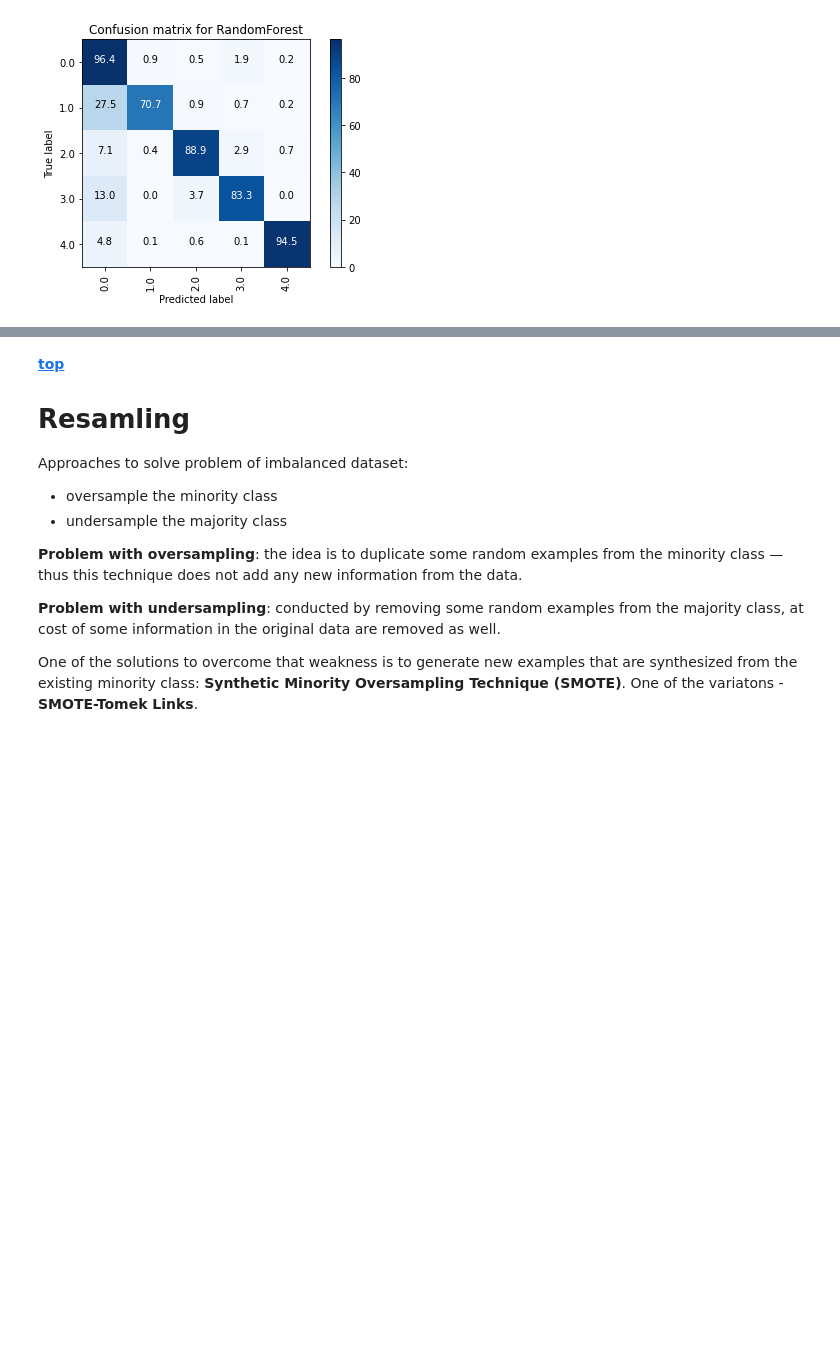
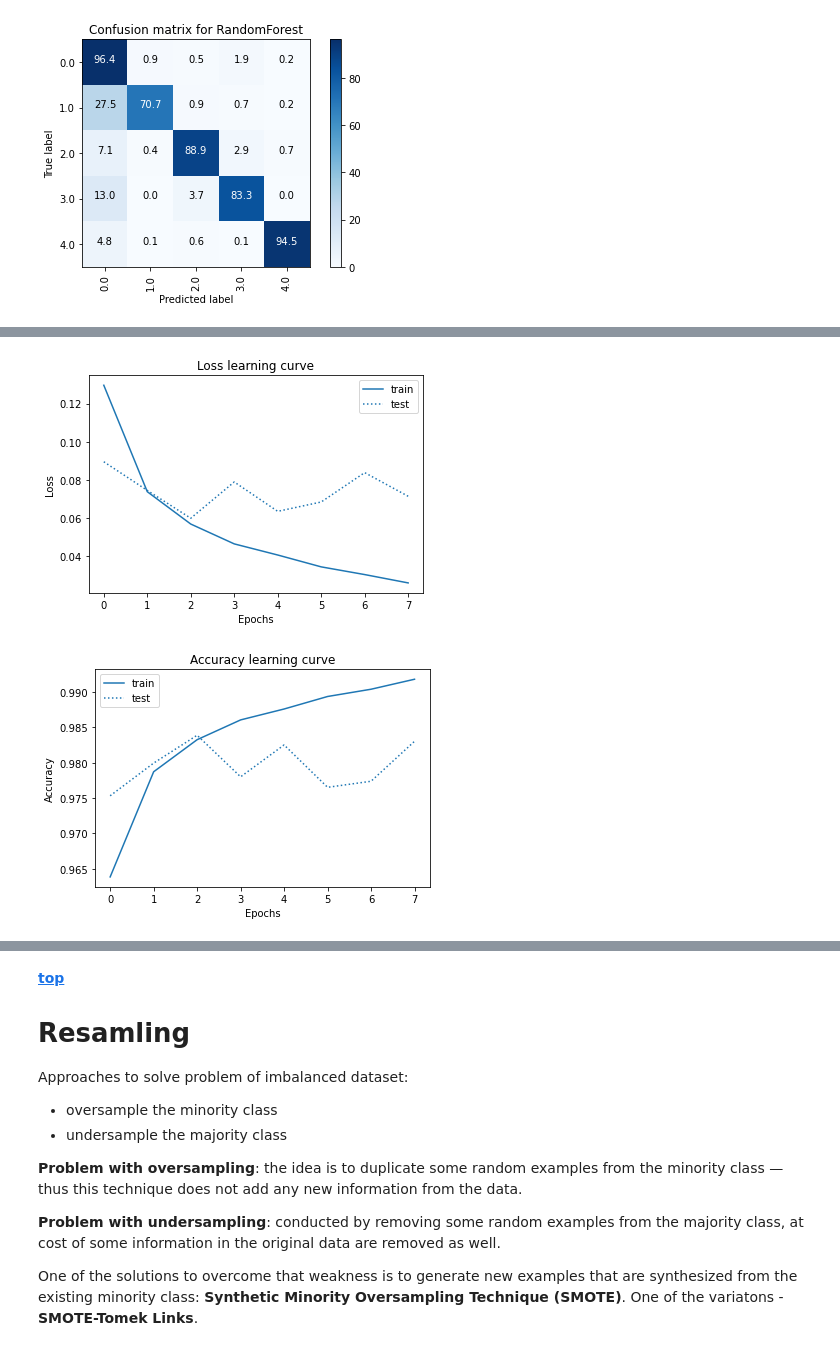
Before and after one commit to nastiag67/ecgn, a Jupyter notebook: README.ipynb, the cells around one changed output, grey strips where cells are left out. Saved outputs shown, nothing was run; the diff lists cells and outputs as text; code cells hidden in the pictures; blank space fills up the shorter version.

```diff
--- a/README.ipynb
+++ b/README.ipynb
@@ -739,0 +874,12 @@ weighted avg       0.96      0.95      0.95     21892
+# %%
+name = 'CNN'
+
+early_stopping_monitor = EarlyStopping(monitor='val_loss', patience=5)
+
+mc = ModelCheckpoint(f"./temp_pickle_models/{name}_check.h5", monitor='val_loss', save_best_only=True)
+
+hist = model.fit(X_train, y_train_dummy,
+                    batch_size=32,
+                    epochs=100,
+                    validation_data=(X_val, y_val_dummy),
+                    callbacks=[early_stopping_monitor, mc])
@@ -739,0 +903,7 @@ weighted avg       0.96      0.95      0.95     21892
+# %%
+reload(mt)
+mt.learning_cuve(hist.history['loss'], hist.history['val_loss'], name='Loss')
+mt.learning_cuve(hist.history['accuracy'], hist.history['val_accuracy'], name='Accuracy')
+# %% [output]
+[figure, added]
+[figure, added]
```
Also changed, not shown: parts of 20 cells of this notebook.
